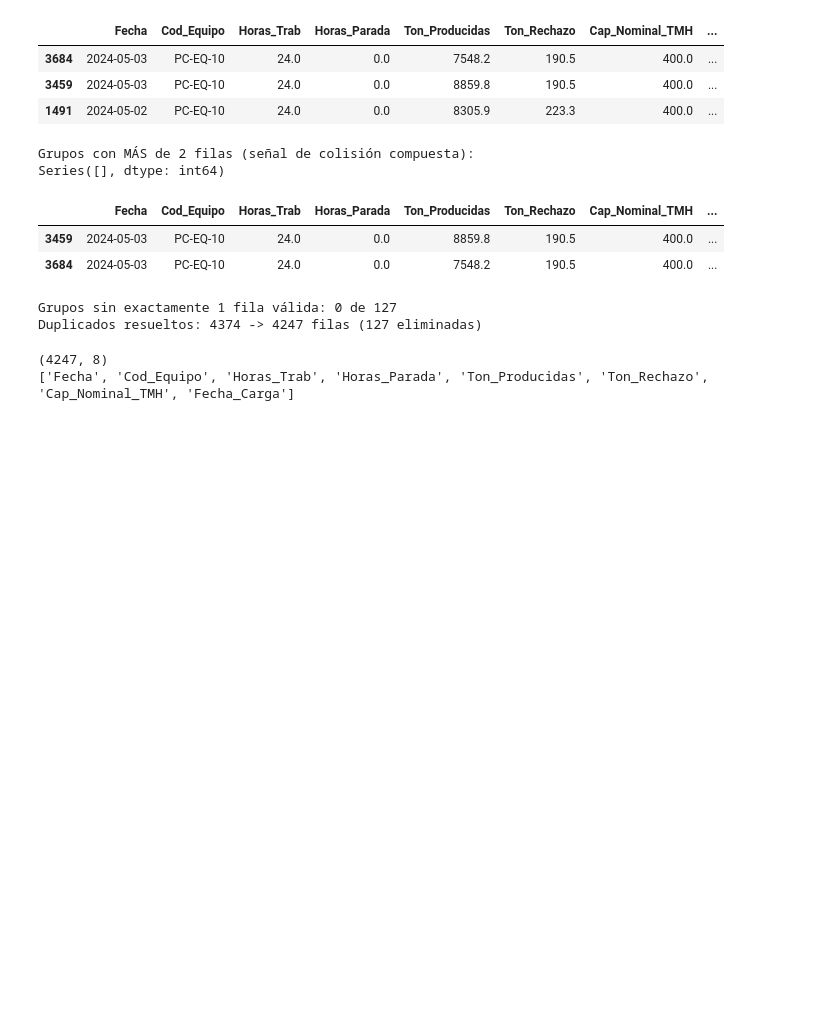
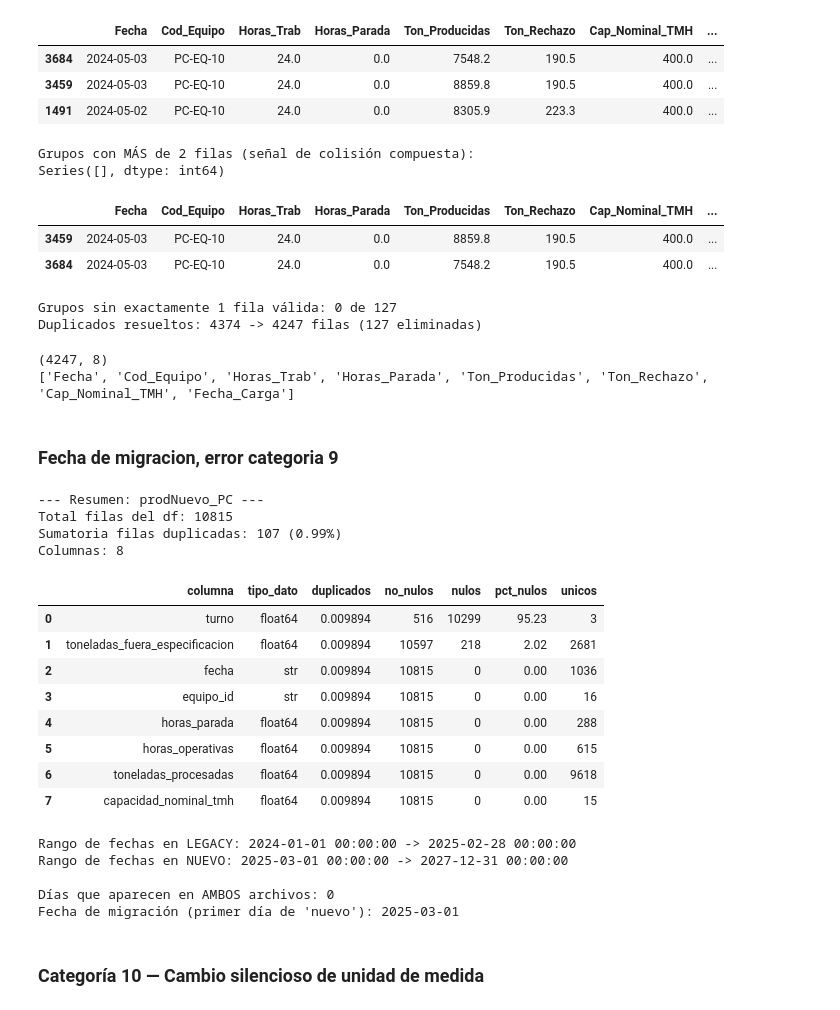
Before and after one commit to josue789a/Mineria-simulacion-v2, a Jupyter notebook: notebooks/Exploracion1.ipynb, the cells around one changed output. Cells and saved outputs as stored; diff of their text form; code cells hidden in the pictures; blank space fills up the shorter version.

Commit message:
9. Fecha migracion PC

```diff
--- a/notebooks/Exploracion1.ipynb
+++ b/notebooks/Exploracion1.ipynb
@@ -1855,3 +1855,48 @@ print(prodLegacy_PC.columns.tolist())
 # %% [output]
 (4247, 8)
 ['Fecha', 'Cod_Equipo', 'Horas_Trab', 'Horas_Parada', 'Ton_Producidas', 'Ton_Rechazo', 'Cap_Nominal_TMH', 'Fecha_Carga']
+# %% [markdown]
+### Fecha de migracion, error categoria 9
+# %%
+directory = r'C:\Users\jbard\Desktop\Library\@CURSOS ACTUALES\@Data Analitycs\Python projects\Mineria-simulacion v2'
+prodNuevo_PC = pd.read_csv(directory + r'\data\raw\fact_produccion_PC_nuevo.csv')
+
+display(reporte_calidad(prodNuevo_PC, nombre_df='prodNuevo_PC'))
+# %% [output]
+--- Resumen: prodNuevo_PC ---
+Total filas del df: 10815
+Sumatoria filas duplicadas: 107 (0.99%)
+Columnas: 8
+|  | columna | tipo_dato | duplicados | no_nulos | nulos | pct_nulos | unicos |
+| 0 | turno | float64 | 0.009894 | 516 | 10299 | 95.23 | 3 |
+| 1 | toneladas_fuera_especificacion | float64 | 0.009894 | 10597 | 218 | 2.02 | 2681 |
+| 2 | fecha | str | 0.009894 | 10815 | 0 | 0.00 | 1036 |
+| 3 | equipo_id | str | 0.009894 | 10815 | 0 | 0.00 | 16 |
+| 4 | horas_parada | float64 | 0.009894 | 10815 | 0 | 0.00 | 288 |
+| 5 | horas_operativas | float64 | 0.009894 | 10815 | 0 | 0.00 | 615 |
+| 6 | toneladas_procesadas | float64 | 0.009894 | 10815 | 0 | 0.00 | 9618 |
+| 7 | capacidad_nominal_tmh | float64 | 0.009894 | 10815 | 0 | 0.00 | 15 |
+# %%
+
+# Categoría 9 — Fecha de migración de PC con evidencia sin cofiarse en supuestos
+
+print("Rango de fechas en LEGACY:", prodLegacy_PC['Fecha'].min(), "->", prodLegacy_PC['Fecha'].max())
+print("Rango de fechas en NUEVO:", pd.to_datetime(prodNuevo_PC['fecha']).min(), "->", pd.to_datetime(prodNuevo_PC['fecha']).max())
+
+# La fecha de corte real es el primer día del archivo "nuevo" -- se confirma
+# que no hay solapamiento (ningún día aparece en ambos archivos para el mismo equipo)
+fechas_legacy = set(prodLegacy_PC['Fecha'].dt.date)
+fechas_nuevo = set(pd.to_datetime(prodNuevo_PC['fecha']).dt.date)
+solapamiento = fechas_legacy & fechas_nuevo
+print(f"\nDías que aparecen en AMBOS archivos: {len(solapamiento)}")
+print(f"Fecha de migración (primer día de 'nuevo'): {pd.to_datetime(prodNuevo_PC['fecha']).min().date()}")
+
+# Hallazgo: PC migró de sistema el 2025-03-01, detectado por el corte limpio entre el último día del archivo legacy (2025-02-28) y el primer día del archivo nuevo (2025-03-01), sin ningún día solapado entre ambos archivos.
+# %% [output]
+Rango de fechas en LEGACY: 2024-01-01 00:00:00 -> 2025-02-28 00:00:00
+Rango de fechas en NUEVO: 2025-03-01 00:00:00 -> 2027-12-31 00:00:00
+
+Días que aparecen en AMBOS archivos: 0
+Fecha de migración (primer día de 'nuevo'): 2025-03-01
+# %% [markdown]
+###  Categoría 10 — Cambio silencioso de unidad de medida
```
